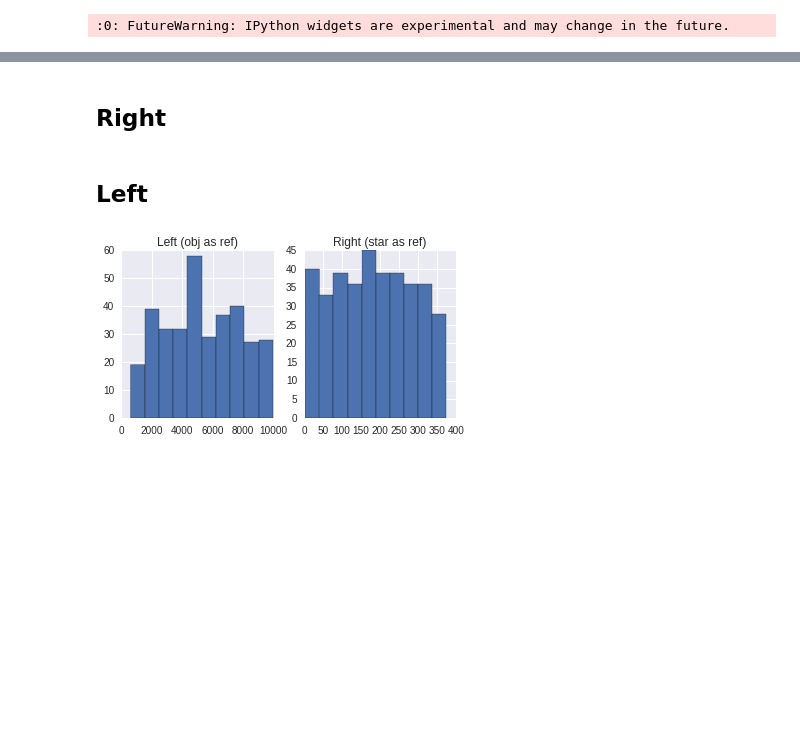
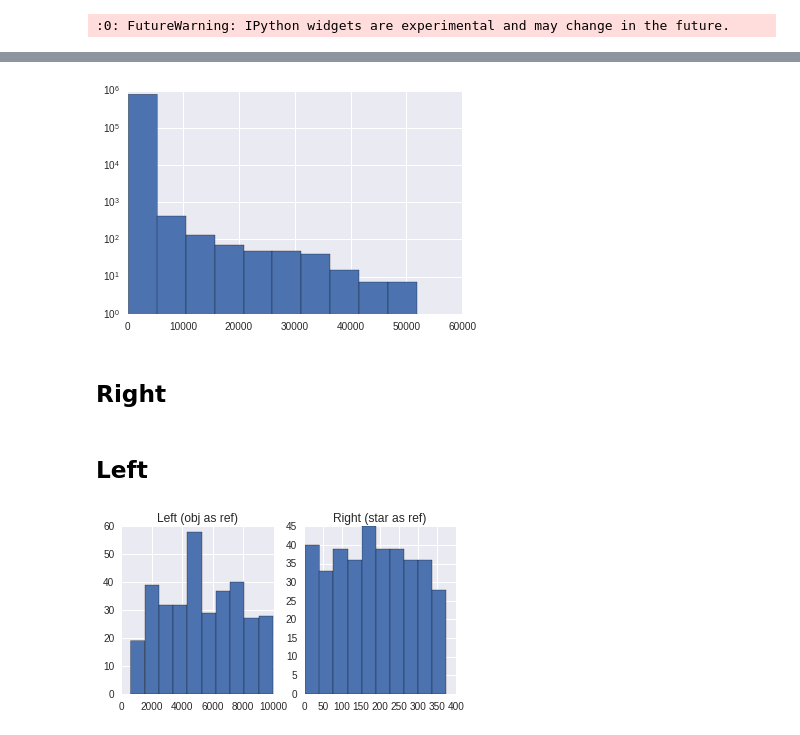
Before and after one commit to BrunoSanchez/rhino, a Jupyter notebook: stellar_chek/extract_test_stellar_Cstar.ipynb, the cells around one changed output, grey strips where cells are left out. Drawn from its saved outputs; the diff is of its cells as text; code cells hidden in the pictures; blank space fills up the shorter version.

```diff
--- a/stellar_chek/extract_test_stellar_Cstar.ipynb
+++ b/stellar_chek/extract_test_stellar_Cstar.ipynb
@@ -43,3 +59,8 @@ stars['objID'] = range(len(stars))
+# %%
+plt.hist(data[data > 0.].flatten(), log=True)
+plt.show()
+# %% [output]
+[figure, added]
 # %%
 import astroML.crossmatch as cx
 # %% [markdown]
```
Also changed, not shown: parts of 9 cells of this notebook.
